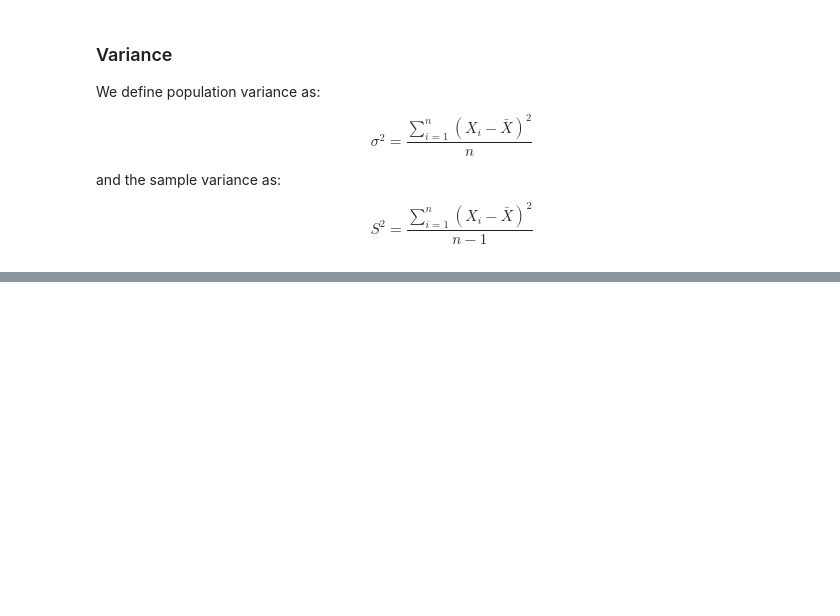
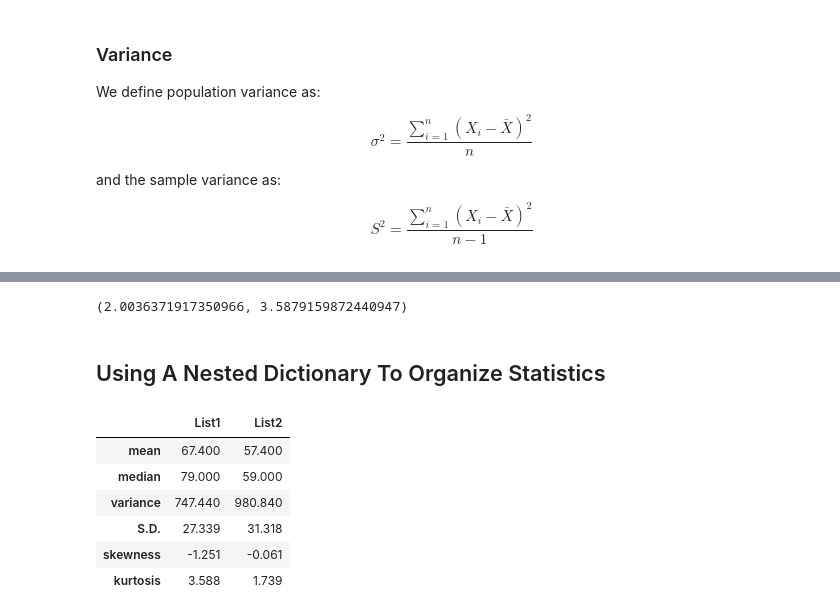
Before and after one commit to hhogenson/Computational-Econ, a Jupyter notebook: In Class Projects/Project 5 - Chapter 4 - Functional Programming - Rudimentary Statistics and Analytics.ipynb, the cells around one changed output, grey strips where cells are left out. Saved outputs shown, nothing was run; the diff lists cells and outputs as text; code cells hidden in the pictures; blank space fills up the shorter version.

```diff
--- a/In Class Projects/Project 5 - Chapter 4 - Functional Programming - Rudimentary Statistics and Analytics.ipynb
+++ b/In Class Projects/Project 5 - Chapter 4 - Functional Programming - Rudimentary Statistics and Analytics.ipynb
@@ -130,6 +130,6 @@ mode(lst)
 # %% [output]
 [5]
 # %%
-lst = [1,1,1,1,1,2,3,4,5,5,5,5,5]
+lst = [1,1,2,2,3,3,4,4,5,5]
 mode(lst)
 # %% [output]
@@ -172,0 +234,4 @@ SD(lst), SD(lst, False)
+# %%
+x1 = [random.randint(0,100) for i in range(10)]
+x2 = [random.randint(0,100) for i in range(10)]
+correlation(x1, x2)
@@ -172,0 +248,10 @@ SD(lst), SD(lst, False)
+# %%
+def skewness(lst, sample = True):
+    mean_ = mean(lst)
+    SD_ = SD(lst, sample)
+    skew = 0
+    n = len(lst)
+    for val in lst:
+        skew += (val - mean_) ** 3
+    skew = skew / (n * SD_**3) if not sample else n * skew / ((n - 1)*(n - 1) * SD_ ** 3)
+    return skew
@@ -172,0 +273,42 @@ SD(lst), SD(lst, False)
+# %%
+def kurtosis(lst, sample = True):
+    mean_ = mean(lst)
+    kurt = 0
+    SD_ = SD(lst, sample)
+    n = len(lst)
+    for x in lst:
+        kurt += (x - mean_) ** 4
+    kurt = kurt / (n * SD_ ** 4) if  sample == False else  n * (n + 1) * kurt / \
+    ((n - 1) * (n - 2) * (n - 3) * (SD_ ** 4)) - (3 *(n - 1) ** 2) / ((n - 2) * (n - 3))
+
+    return kurt
+# %%
+kurtosis(x1), kurtosis(x1, False)
+# %% [output]
+(2.0036371917350966, 3.5879159872440947)
+# %% [markdown]
+## Using A Nested Dictionary To Organize Statistics
+# %%
+import pandas as pd
+def gather_statistics(df, sample = False, round_dig = 3):
+    dct = {key:{} for key in df}
+    for key, val in df.items():
+        val = val.dropna(axis=0)
+        dct[key]["mean"] = round(mean(val), round_dig)
+        dct[key]["median"] = round(median(val), round_dig)
+        dct[key]["variance"] = round(variance(val, sample), round_dig)
+        dct[key]["S.D."] = round(SD(val, sample), round_dig)
+        dct[key]["skewness"] = round(skewness(val, sample), round_dig)
+        dct[key]["kurtosis"] = round(kurtosis(val, sample), round_dig)
+    stats_df = pd.DataFrame(dct)
+    return stats_df
+data = pd.DataFrame([x1, x2], index = ["List1", "List2"]).T
+gather_statistics(data)
+# %% [output]
+|  | List1 | List2 |
+| mean | 67.400 | 57.400 |
+| median | 79.000 | 59.000 |
+| variance | 747.440 | 980.840 |
+| S.D. | 27.339 | 31.318 |
+| skewness | -1.251 | -0.061 |
+| kurtosis | 3.588 | 1.739 |
```
Also changed, not shown: parts of 28 cells of this notebook, 1 other file.
